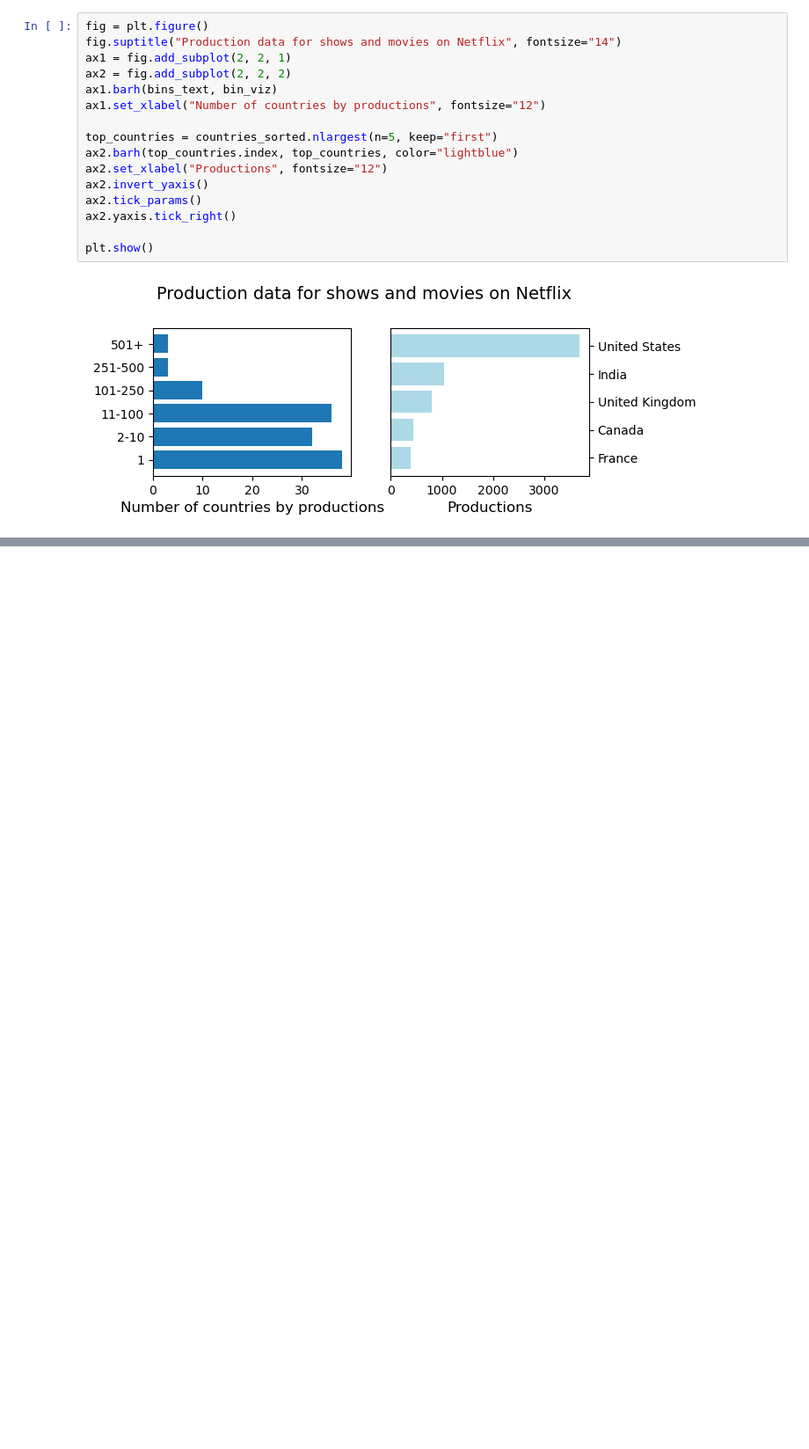
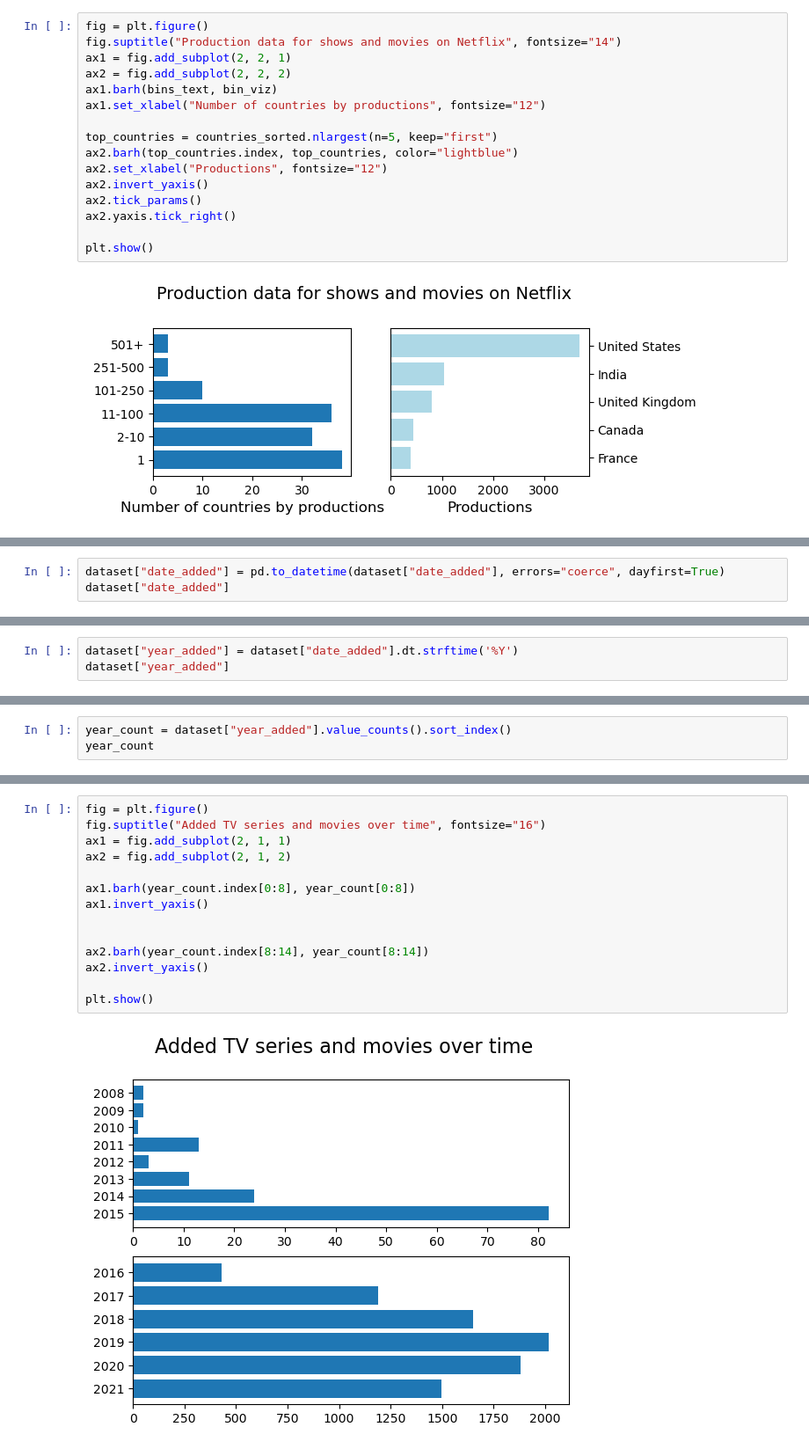
Before and after one commit to Jathosn/Netflix-listings-analysis, a Jupyter notebook: analysis.ipynb, the cells around one changed output, grey strips where cells are left out. Shown at 88% size. Cells and saved outputs as stored; diff of their text form; blank space fills up the shorter version.

Commit message:
Additions over time
Visualizing the added content over time

```diff
--- a/analysis.ipynb
+++ b/analysis.ipynb
@@ -298,0 +320,3 @@ plt.show()
+# %%
+dataset["date_added"] = pd.to_datetime(dataset["date_added"], errors="coerce", dayfirst=True)
+dataset["date_added"]
@@ -298,0 +344,3 @@ plt.show()
+# %%
+dataset["year_added"] = dataset["date_added"].dt.strftime('%Y')
+dataset["year_added"]
@@ -298,0 +360,3 @@ plt.show()
+# %%
+year_count = dataset["year_added"].value_counts().sort_index()
+year_count
@@ -298,0 +379,16 @@ plt.show()
+# %%
+fig = plt.figure()
+fig.suptitle("Added TV series and movies over time", fontsize="16")
+ax1 = fig.add_subplot(2, 1, 1)
+ax2 = fig.add_subplot(2, 1, 2)
+
+ax1.barh(year_count.index[0:8], year_count[0:8])
+ax1.invert_yaxis()
+
+
+ax2.barh(year_count.index[8:14], year_count[8:14])
+ax2.invert_yaxis()
+
+plt.show()
+# %% [output]
+[figure, added]
```
Also changed, not shown: parts of 10 cells of this notebook.
